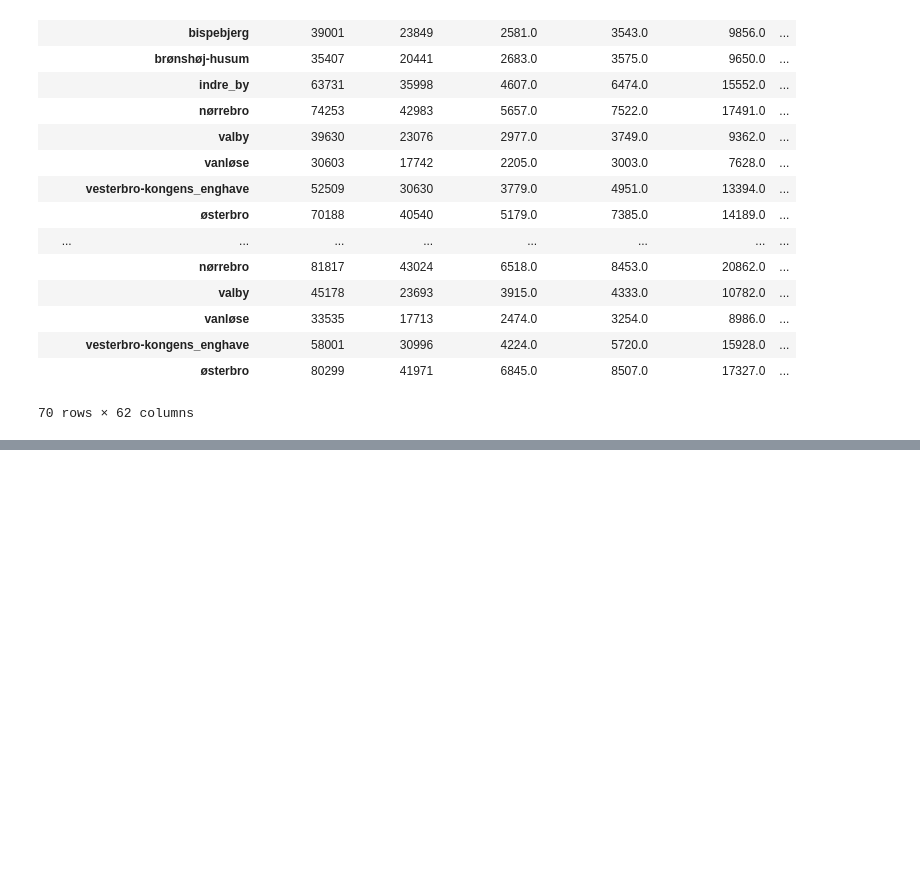
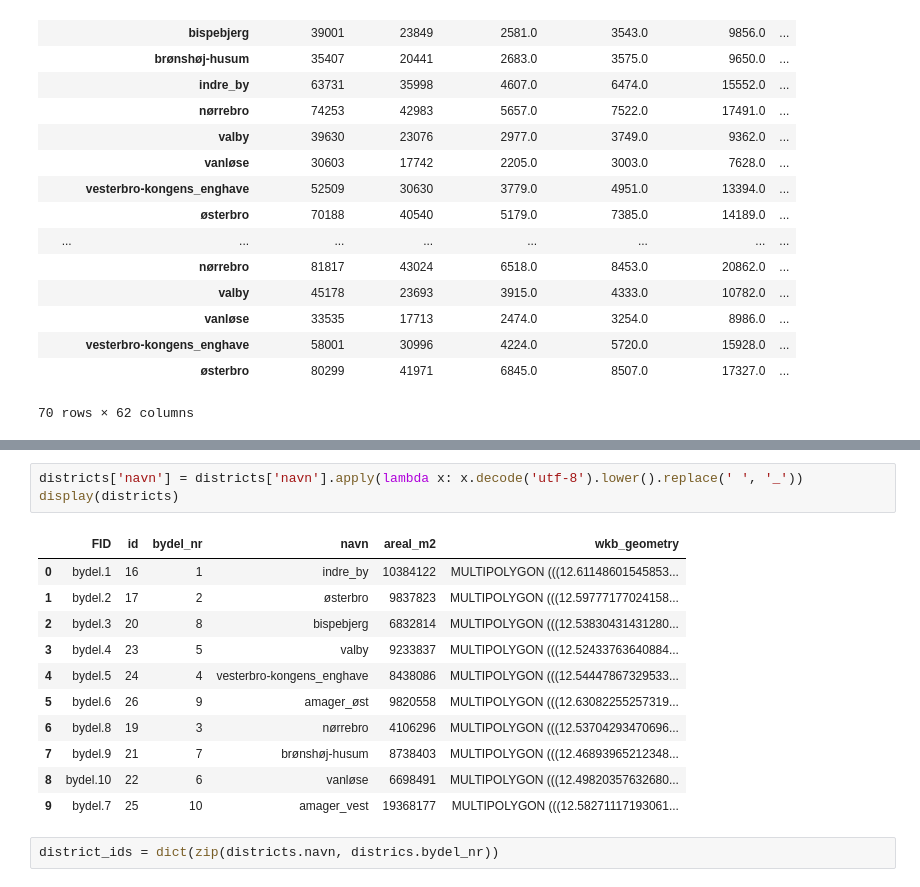
Before and after one commit to ahmetbaglan/copenhagen, a Jupyter notebook: Merge Data.ipynb, the cells around one changed output, grey strips where cells are left out. Drawn from its saved outputs; the diff is of its cells as text; blank space fills up the shorter version.

```diff
--- a/Merge Data.ipynb
+++ b/Merge Data.ipynb
@@ -147,0 +251,17 @@ display(merged_socio_econ)
+# %%
+districts['navn'] = districts['navn'].apply(lambda x: x.decode('utf-8').lower().replace(' ', '_'))
+display(districts)
+# %% [output]
+|  | FID | id | bydel_nr | navn | areal_m2 | wkb_geometry |
+| 0 | bydel.1 | 16 | 1 | indre_by | 10384122 | MULTIPOLYGON (((12.61148601545853... |
+| 1 | bydel.2 | 17 | 2 | østerbro | 9837823 | MULTIPOLYGON (((12.59777177024158... |
+| 2 | bydel.3 | 20 | 8 | bispebjerg | 6832814 | MULTIPOLYGON (((12.53830431431280... |
+| 3 | bydel.4 | 23 | 5 | valby | 9233837 | MULTIPOLYGON (((12.52433763640884... |
+| 4 | bydel.5 | 24 | 4 | vesterbro-kongens_enghave | 8438086 | MULTIPOLYGON (((12.54447867329533... |
+| 5 | bydel.6 | 26 | 9 | amager_øst | 9820558 | MULTIPOLYGON (((12.63082255257319... |
+| 6 | bydel.8 | 19 | 3 | nørrebro | 4106296 | MULTIPOLYGON (((12.53704293470696... |
+| 7 | bydel.9 | 21 | 7 | brønshøj-husum | 8738403 | MULTIPOLYGON (((12.46893965212348... |
+| 8 | bydel.10 | 22 | 6 | vanløse | 6698491 | MULTIPOLYGON (((12.49820357632680... |
+| 9 | bydel.7 | 25 | 10 | amager_vest | 19368177 | MULTIPOLYGON (((12.58271117193061... |
+# %%
+district_ids = dict(zip(districts.navn, districs.bydel_nr))
```
Also changed, not shown: parts of 8 cells of this notebook, 6 other files.
